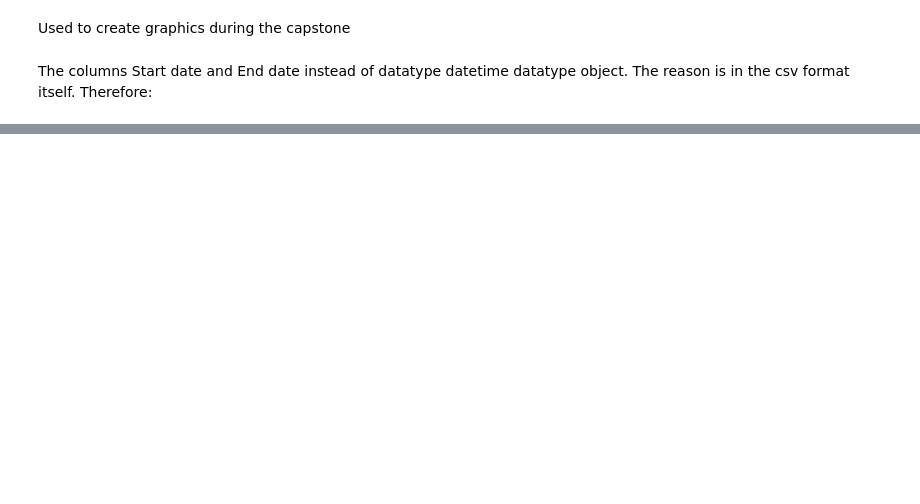
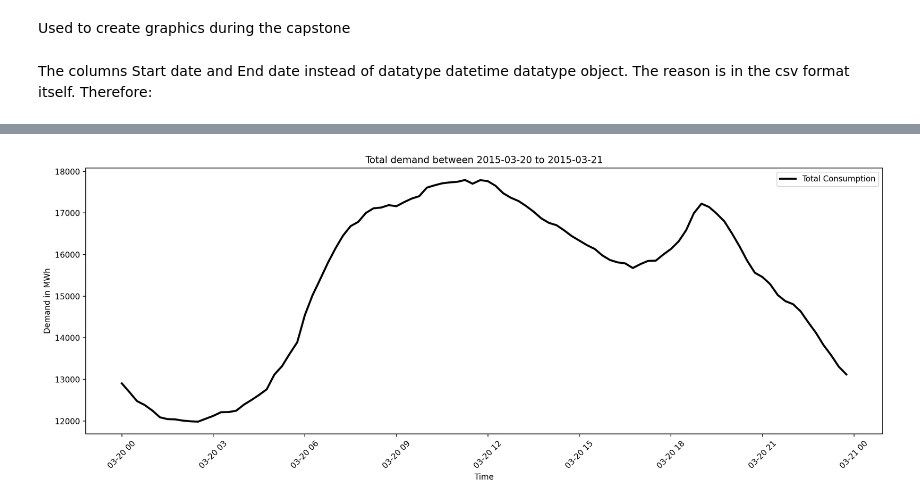
Before and after one commit to bennymiddel/Public, a Jupyter notebook: notebooks/graphics.ipynb, the cells around one changed output, grey strips where cells are left out. Cells and saved outputs as stored; diff of their text form; code cells hidden in the pictures; blank space fills up the shorter version.

```diff
--- a/notebooks/graphics.ipynb
+++ b/notebooks/graphics.ipynb
@@ -71,3 +71,26 @@ plt.show()
+# %%
+
+start_date = '2015-03-20'
+end_date = '2015-03-21'
+
+filter_cons = Consumption[(Consumption['Start date'] >= start_date) & (Consumption['Start date'] < end_date)]
+
+
+fig, ax = plt.subplots(figsize=(15, 6), dpi=200)
+
+ax.plot(filter_cons['Start date'], filter_cons['Total (grid load) [MWh] Original resolutions'], color='black', label='Total Consumption', linewidth=2.5)
+
+ax.set_title('Total demand between ' + start_date + ' to ' + end_date)
+ax.set_ylabel('Demand in MWh')
+ax.set_xlabel('Time')
+plt.xticks(rotation=45)
+ax.legend(loc='upper right')
+
+
+plt.tight_layout()
+plt.show()
+# %% [output]
+[figure, added]
 # %%
 import matplotlib.pyplot as plt
 
```
Also changed, not shown: parts of 4 cells of this notebook, 2 other files.
